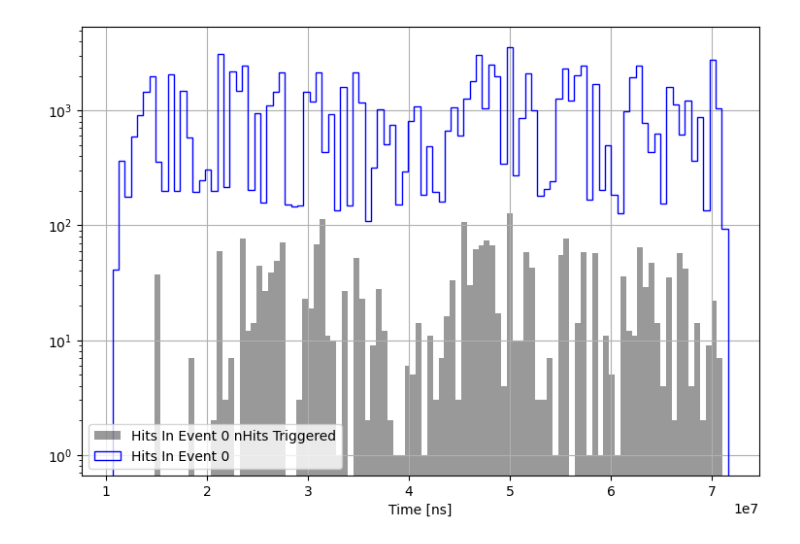
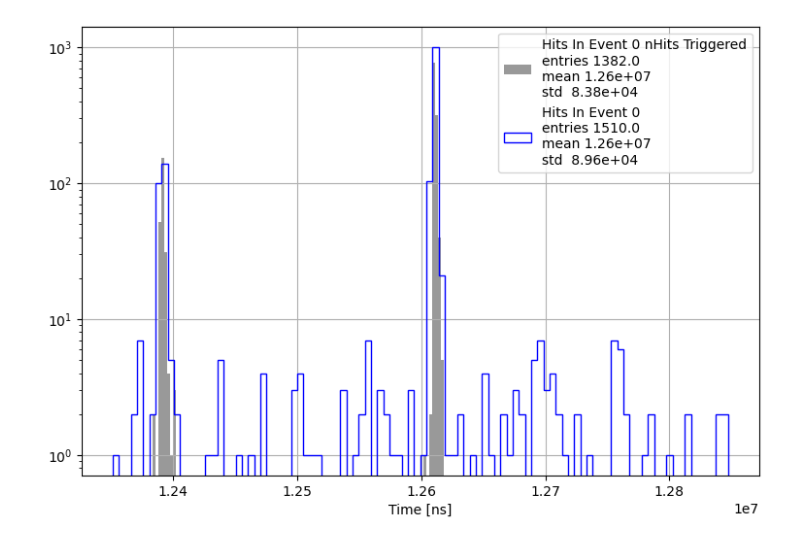
Before and after one commit to elenaramos44/nHits_trigger, a Jupyter notebook: NB/nHits.ipynb, the cells around one changed output. Saved outputs shown, nothing was run; the diff lists cells and outputs as text; code cells hidden in the pictures.

Commit message:
nHits working properly with NiCf data

```diff
--- a/NB/nHits.ipynb
+++ b/NB/nHits.ipynb
@@ -46,5 +30,5 @@ pltext.style()
 # %%
-hit_times   = data["hit_times"]
-hit_charges = data["charges"]
+# =============== MASK OUT CARDS 130-132 ===================
+run_cards, run_times, run_events, run_charges = read_parquet(data, mask=True)
 # %%
-len(hit_times)
+hit_times = ak.sort(run_times)
@@ -109,4 +89,4 @@ for i, (event_id, indices) in enumerate(top5, 1):
 # %%
-event = 243
-pltext.hist(hit_times[event][triggered_hits_index[event]], 100, ylog=True, label=f"Hits In Event {event} nHits Triggered", formate=".2e");
-pltext.hist(hit_times[event], 100, ylog=True, xylabels=("Time [ns]"), label=f"Hits In Event {event}", formate=".2e");
+# event = 243
+# pltext.hist(hit_times[event][triggered_hits_index[event]], 100, ylog=True, label=f"Hits In Event {event} nHits Triggered", formate=".2e");
+# pltext.hist(hit_times[event], 100, ylog=True, xylabels=("Time [ns]"), label=f"Hits In Event {event}", formate=".2e");
@@ -125,22 +99,22 @@ pltext.hist(hit_charges[event][triggered_hits_index[event]], 100, ylog=False, xy
 nevents = len(hit_times)
 triggered_hits_index = {}
 
-w = 150
-t = 100
-pre_window  = 50
-post_window = 50
-jump = 2000  # Trigger dead time
+w = 500            # ns
+t = 10             # hits
+pre_window  = 10000 # ns
+post_window = 10000 # ns
+jump = 15000       # ns Trigger dead time (expected time between events)
 
 # Run the algorithm for every readout window
 for event in tqdm(range(nevents), total=nevents):
-    ht = ak.to_numpy(ak.sort(hit_times[event]))
+    ht = ak.to_numpy(hit_times[event])
     if len(ht) == 0: # Skip if event empty
         continue
 
     # Count hits in window
-    ends = ht + w
-    right = np.searchsorted(ht, ends, side="left")
-    left  = np.arange(len(ht))
+    ends   = ht + w
+    right  = np.searchsorted(ht, ends, side="left")
+    left   = np.arange(len(ht))
     counts = right - left
 
     # Get the indices of all the hit times that triggered the nHits algorithm
@@ -174,12 +148,12 @@ for event in tqdm(range(nevents), total=nevents):
 # %%
 # Some Plots
 event = 0
 triggered_hits = np.concatenate(triggered_hits_index[event])
 
 fig = plt.figure(figsize=(9,6))
 pltext.hist(hit_times[event][triggered_hits], 100, ylog=True,
-            stats=False, label=f"Hits In Event {event} nHits Triggered", formate=".2e",
+            stats=True, label=f"Hits In Event {event} nHits Triggered", formate=".2e",
             histtype="stepfilled", alpha=0.4);
-pltext.hist(hit_times[event], 100, ylog=True, xylabels=("Time [ns]"), stats=False, label=f"Hits In Event {event}", formate=".2e");
+pltext.hist(hit_times[event], 100, ylog=True, xylabels=("Time [ns]"), stats=True, label=f"Hits In Event {event}", formate=".2e");
 # %% [output]
-[figure, old version]
+[figure, new version]
```
Also changed, not shown: parts of 15 cells of this notebook.
